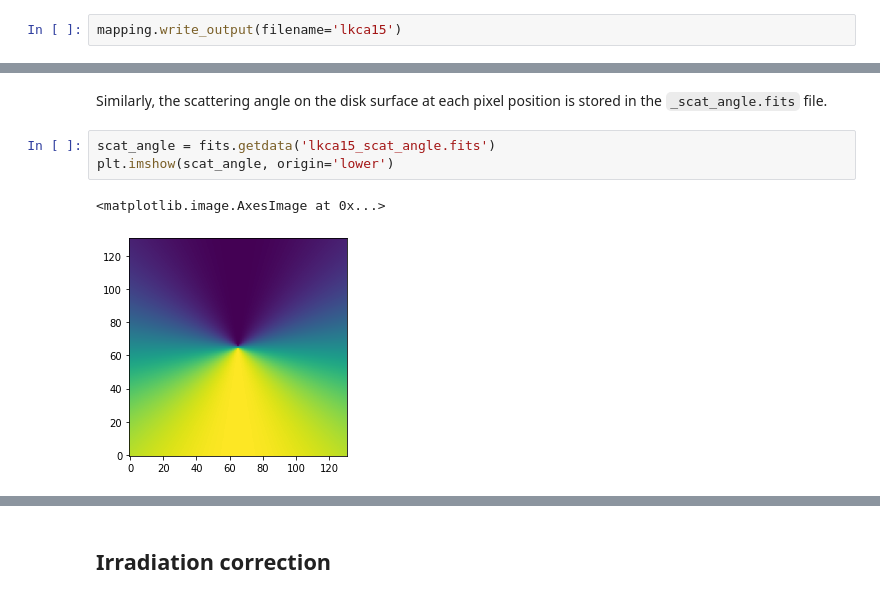
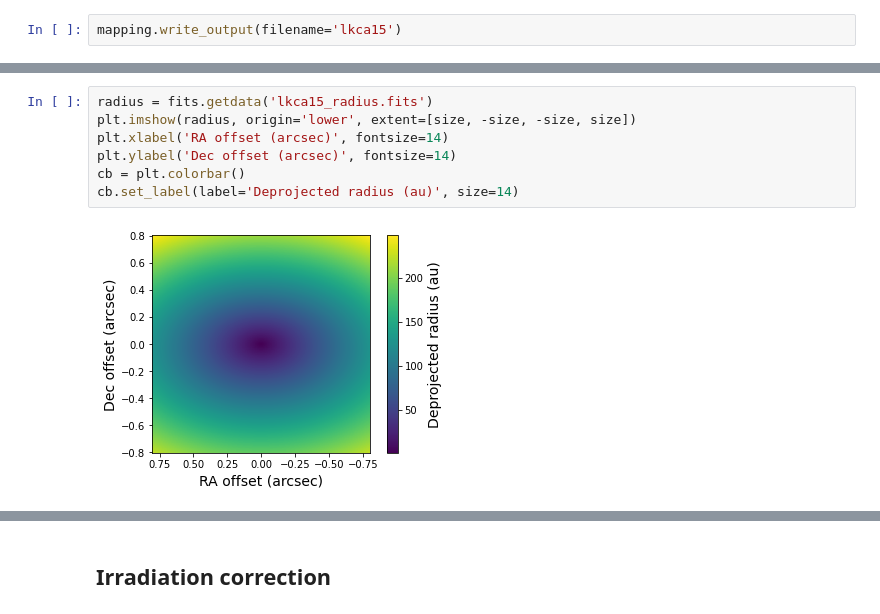
Before and after one commit to tomasstolker/diskmap, a Jupyter notebook: docs/tutorial.ipynb, the cells around one changed output, grey strips where cells are left out. Cells and saved outputs as stored; diff of their text form.

```diff
--- a/docs/tutorial.ipynb
+++ b/docs/tutorial.ipynb
@@ -68,8 +68,9 @@ plt.imshow(radius, origin='lower')
-# %% [markdown]
-Similarly, the scattering angle on the disk surface at each pixel position is stored in the `_scat_angle.fits` file.
-# %%
-scat_angle = fits.getdata('lkca15_scat_angle.fits')
-plt.imshow(scat_angle, origin='lower')
-# %% [output]
-<matplotlib.image.AxesImage at 0x...>
-[figure, removed]
+# %%
+radius = fits.getdata('lkca15_radius.fits')
+plt.imshow(radius, origin='lower', extent=[size, -size, -size, size])
+plt.xlabel('RA offset (arcsec)', fontsize=14)
+plt.ylabel('Dec offset (arcsec)', fontsize=14)
+cb = plt.colorbar()
+cb.set_label(label='Deprojected radius (au)', size=14)
+# %% [output]
+[figure, added]
```
Also changed, not shown: parts of 47 cells of this notebook, 10 other files.
